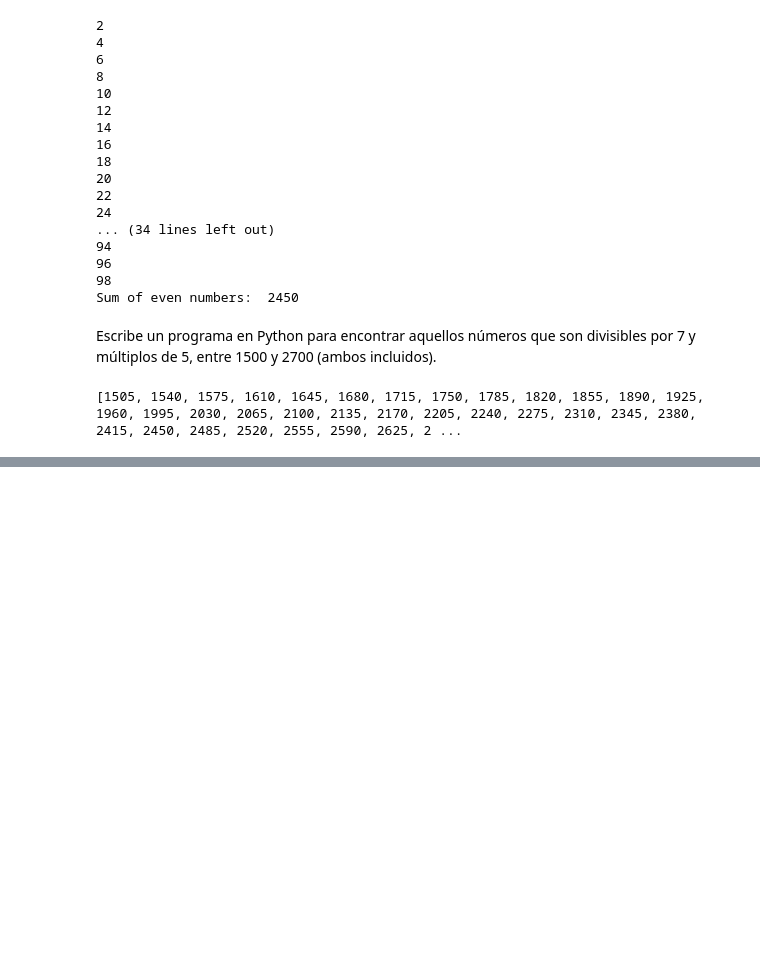
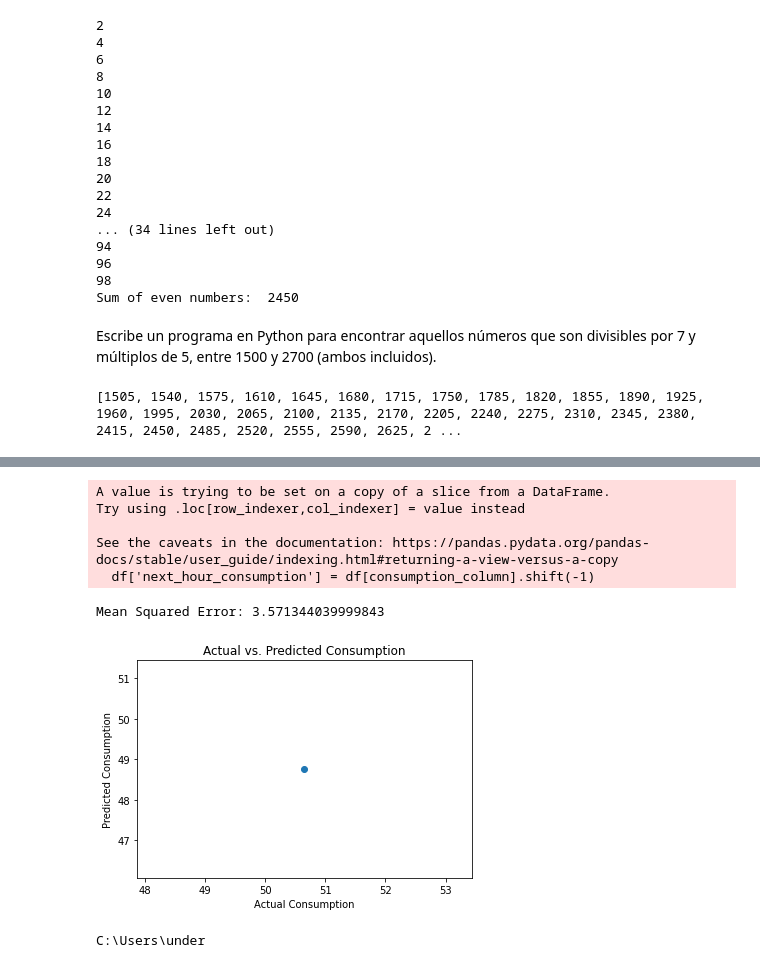
Before and after one commit to underbloodx0/Computational-maths003, a Jupyter notebook: Computational-maths003.ipynb, the cells around one changed output, grey strips where cells are left out. Saved outputs shown, nothing was run; the diff lists cells and outputs as text; code cells hidden in the pictures; blank space fills up the shorter version.

```diff
--- a/Computational-maths003.ipynb
+++ b/Computational-maths003.ipynb
@@ -669,0 +1009,69 @@ print(result_numbers)
+# %%
+import pandas as pd
+from sklearn.model_selection import train_test_split
+from sklearn.ensemble import RandomForestRegressor
+from sklearn.metrics import mean_squared_error
+#from sklearn.preprocessing import MinMaxScaler
+import matplotlib.pyplot as plt
+
+# Assuming you have a CSV file with electricity data
+# Replace 'your_data.csv' with your actual file name
+data = pd.read_csv('C:/Users/under/Documents/Professional_Software/PyCharm/test002/your_data.csv', header=0)
+
+# Assuming your dataset has columns like 'timestamp', 'consumption', and additional features
+# Replace these column names with your actual dataset columns
+timestamp_column = 'timestamp'
+consumption_column = 'consumption'
+
+# Assuming you have features like 'temperature', 'humidity', etc.
+# Replace these feature names with your actual features
+features = ['temperature', 'humidity']
+
+# Extract relevant columns
+df = data[[timestamp_column, consumption_column] + features]
+
+# Assuming you want to predict consumption 1 hour ahead
+df['next_hour_consumption'] = df[consumption_column].shift(-1)
+
+# Drop rows with NaN values (last row where 'next_hour_consumption' is NaN)
+df = df.dropna()
+
+# Split the dataset into features (X) and target variable (y)
+X = df[features]
+y = df['next_hour_consumption']
+
+# Split the data into training and testing sets
+X_train, X_test, y_train, y_test = train_test_split(X, y, test_size=0.2, random_state=42)
+
+# Create a RandomForestRegressor model
+model = RandomForestRegressor(n_estimators=100, random_state=42)
+
+# Train the model
+model.fit(X_train, y_train)
+
+# Make predictions on the test set
+predictions = model.predict(X_test)
+
+# Evaluate the model using Mean Squared Error
+mse = mean_squared_error(y_test, predictions)
+print(f'Mean Squared Error: {mse}')
+
+# Plot actual vs. predicted values
+plt.scatter(y_test, predictions)
+plt.xlabel('Actual Consumption')
+plt.ylabel('Predicted Consumption')
+plt.title('Actual vs. Predicted Consumption')
+plt.show()
+# %% [output]
+A value is trying to be set on a copy of a slice from a DataFrame.
+Try using .loc[row_indexer,col_indexer] = value instead
+
+See the caveats in the documentation: https://pandas.pydata.org/pandas-docs/stable/user_guide/indexing.html#returning-a-view-versus-a-copy
+  df['next_hour_consumption'] = df[consumption_column].shift(-1)
+Mean Squared Error: 3.571344039999843
+[figure, added]
+# %%
+import os
+print(os.getcwd())
+# %% [output]
+C:\Users\under
```
Also changed, not shown: parts of 28 cells of this notebook, 3 other files.
